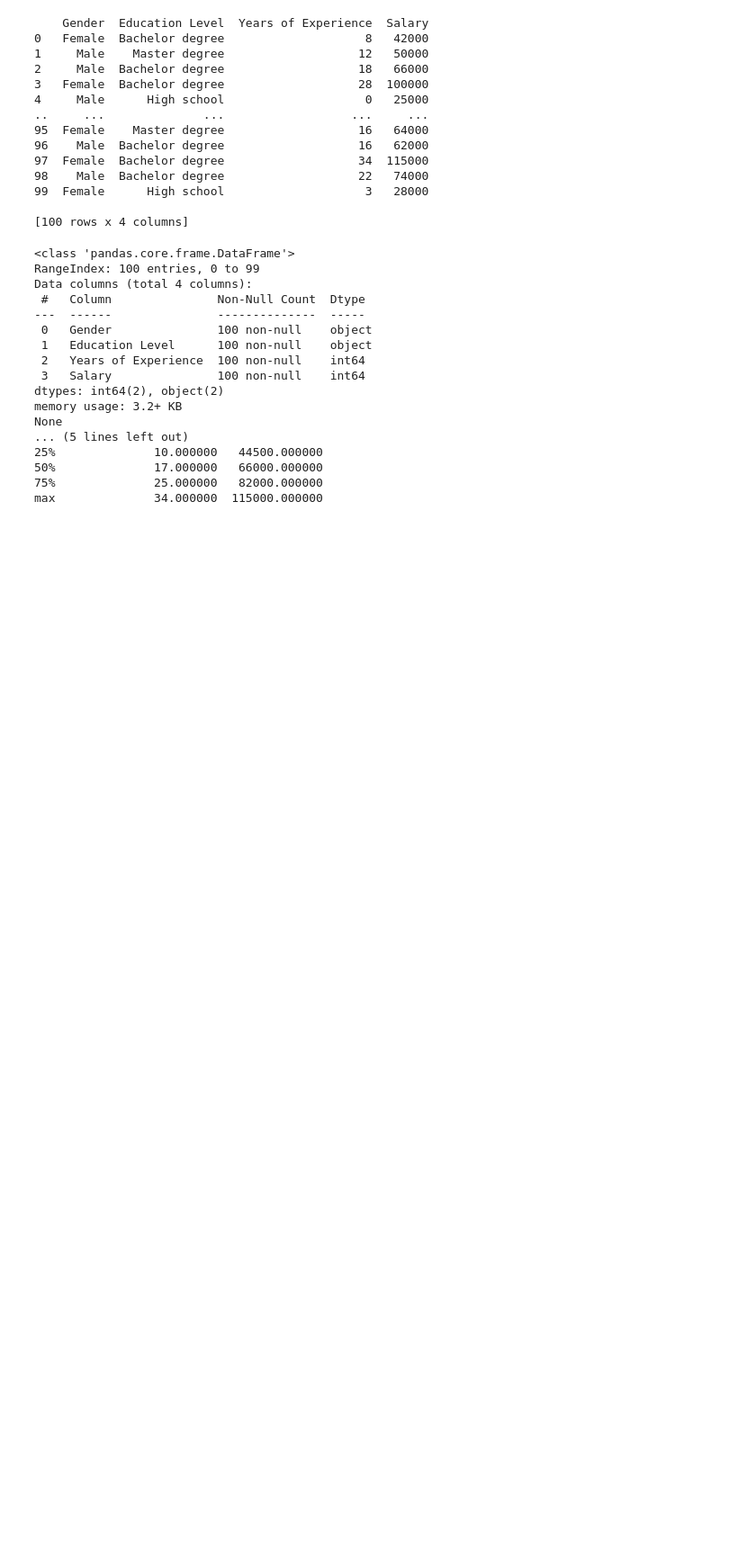
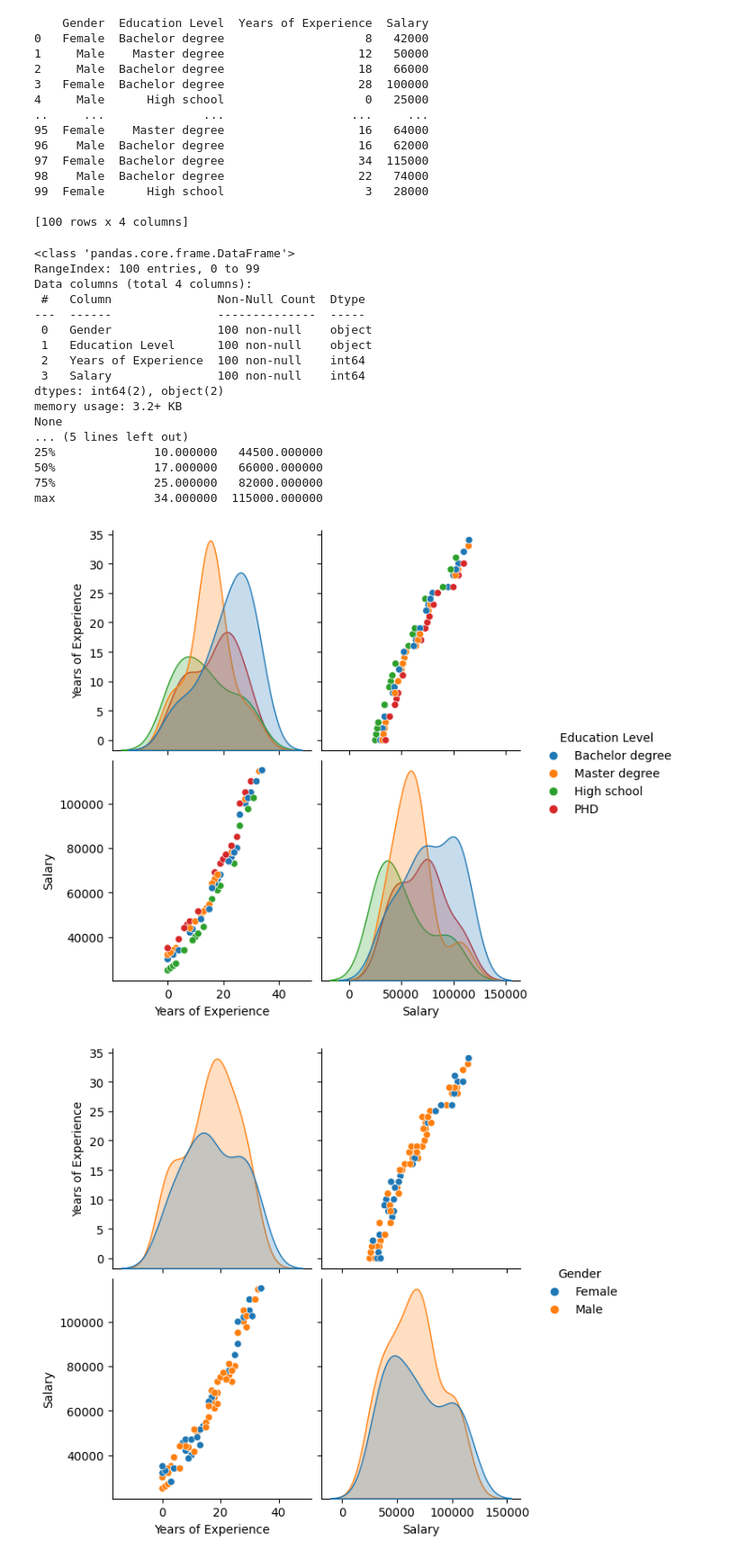
Before and after one commit to StefaniaVerduga/PfDA-project, a Jupyter notebook: PfDA-project.ipynb, the cells around one changed output. Shown: that part at 90% size. Saved outputs shown, nothing was run; the diff lists cells and outputs as text; code cells hidden in the pictures; blank space fills up the shorter version.

Commit message:
Added dataframe explanation and pairplots

```diff
--- a/PfDA-project.ipynb
+++ b/PfDA-project.ipynb
@@ -362,6 +369,14 @@ None
 50%              17.000000   66000.000000
 75%              25.000000   82000.000000
 max              34.000000  115000.000000
+# %%
+sns.pairplot(df, hue="Education Level", height=3, diag_kind="kde")
+sns.pairplot(df, hue="Gender", height=3, diag_kind="kde")
+plt.savefig("pairplot.png")
+plt.show()
+# %% [output]
+[figure, added]
+[figure, added]
 # %% [markdown]
 ## 7. References
 
```
Also changed, not shown: parts of 2 cells of this notebook, 1 other file.
